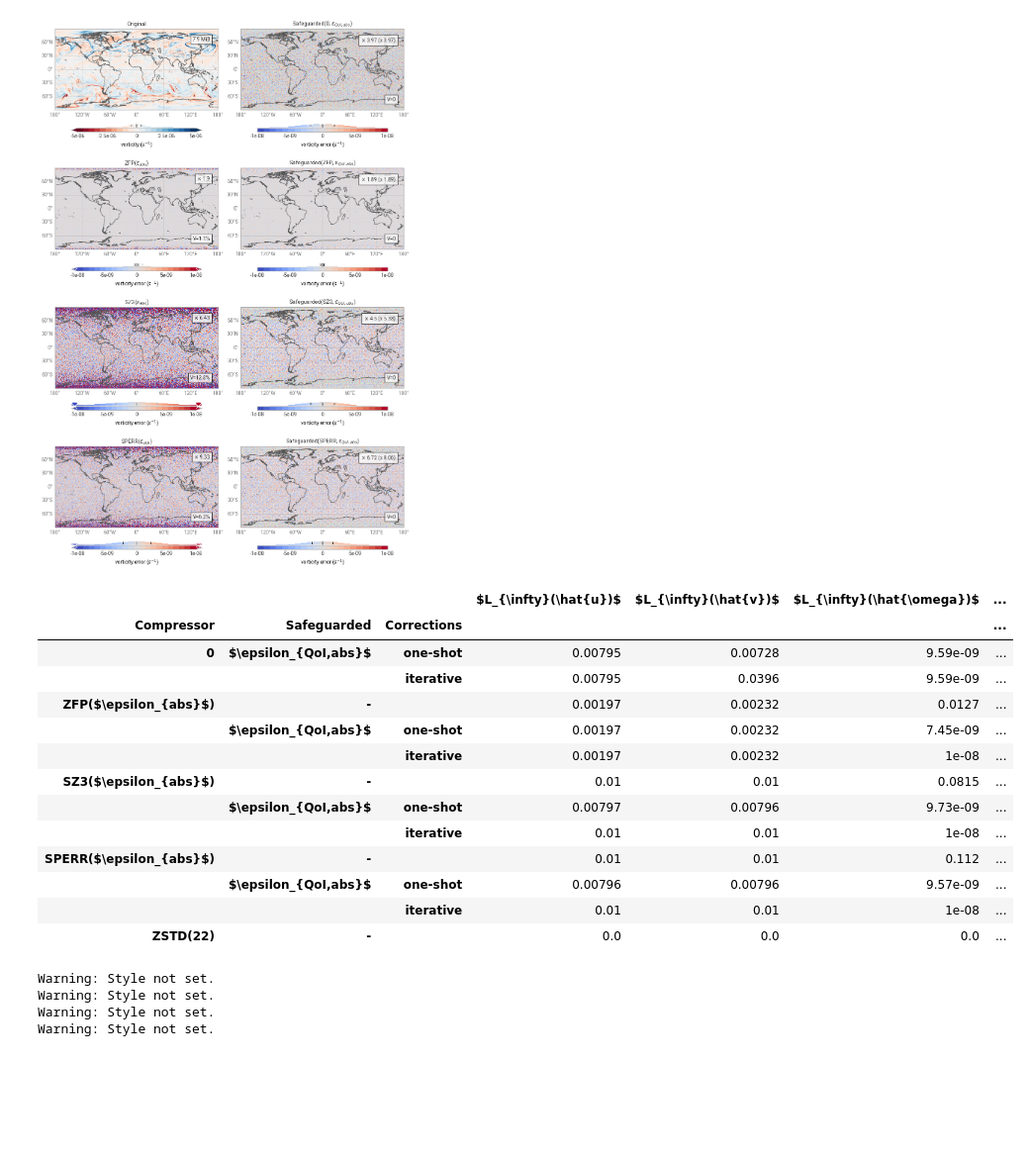
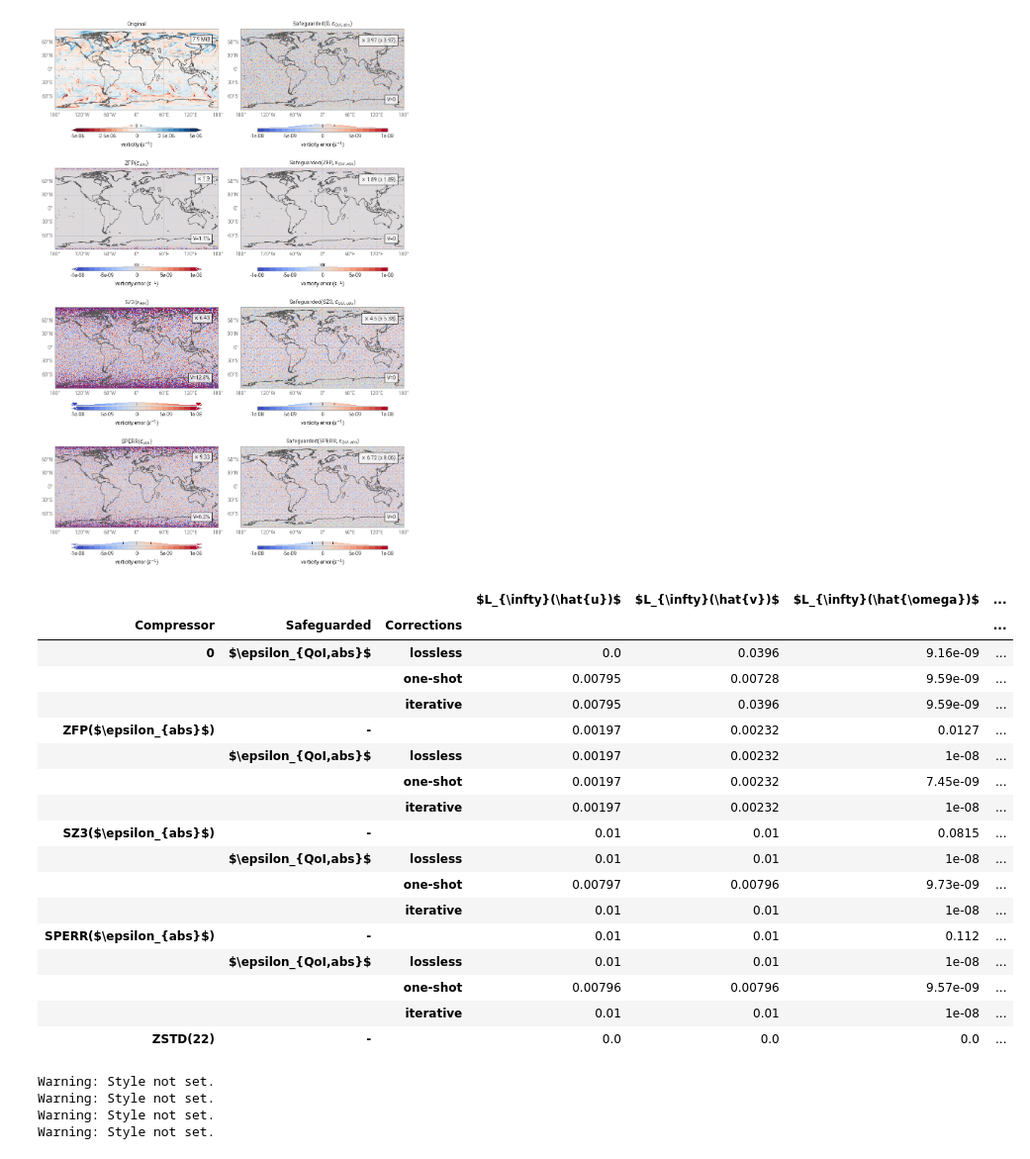
Before and after one commit to juntyr/compression-safeguards, a Jupyter notebook: examples/vorticity.ipynb, the cells around one changed output. Shown at 99% size. Cells and saved outputs as stored; diff of their text form; code cells hidden in the pictures; blank space fills up the shorter version.

Commit message:
Add lossless safeguards comparisons

```diff
--- a/examples/vorticity.ipynb
+++ b/examples/vorticity.ipynb
@@ -699,6 +729,13 @@ fig.save("vorticity.pdf")
 # %%
 vor_sg_table = pd.concat(
     [
+        table_vorticity(
+            ERA5_sg_lossless["zero"],
+            ERA5_sg_lossless_cr["zero"],
+            ["0", r"$\epsilon_{QoI,abs}$", "lossless"],
+            vor_eb_abs,
+            ERA5_zero,
+        ),
         table_vorticity(
             ERA5_sg["zero"],
             ERA5_sg_cr["zero"],
@@ -719,6 +756,13 @@ vor_sg_table = pd.concat(
             [r"ZFP($\epsilon_{abs}$)", "-", ""],
             vor_eb_abs,
             None,
+        ),
+        table_vorticity(
+            ERA5_sg_lossless["zfp.rs"],
+            ERA5_sg_lossless_cr["zfp.rs"],
+            [r"ZFP($\epsilon_{abs}$)", r"$\epsilon_{QoI,abs}$", "lossless"],
+            vor_eb_abs,
+            ERA5_zfp,
         ),
         table_vorticity(
             ERA5_sg["zfp.rs"],
@@ -742,6 +786,13 @@ vor_sg_table = pd.concat(
             None,
         ),
         table_vorticity(
+            ERA5_sg_lossless["sz3.rs"],
+            ERA5_sg_lossless_cr["sz3.rs"],
+            [r"SZ3($\epsilon_{abs}$)", r"$\epsilon_{QoI,abs}$", "lossless"],
+            vor_eb_abs,
+            ERA5_sz3,
+        ),
+        table_vorticity(
             ERA5_sg["sz3.rs"],
             ERA5_sg_cr["sz3.rs"],
             [r"SZ3($\epsilon_{abs}$)", r"$\epsilon_{QoI,abs}$", "one-shot"],
@@ -761,6 +812,13 @@ vor_sg_table = pd.concat(
             [r"SPERR($\epsilon_{abs}$)", "-", ""],
             vor_eb_abs,
             None,
+        ),
+        table_vorticity(
+            ERA5_sg_lossless["sperr.rs"],
+            ERA5_sg_lossless_cr["sperr.rs"],
+            [r"SPERR($\epsilon_{abs}$)", r"$\epsilon_{QoI,abs}$", "lossless"],
+            vor_eb_abs,
+            ERA5_sperr,
         ),
         table_vorticity(
             ERA5_sg["sperr.rs"],
@@ -769,43 +827,47 @@ vor_sg_table = pd.concat(
             vor_eb_abs,
             ERA5_sperr,
         ),
         table_vorticity(
             ERA5_sg_it["sperr.rs"],
             ERA5_sg_it_cr["sperr.rs"],
             [r"SPERR($\epsilon_{abs}$)", r"$\epsilon_{QoI,abs}$", "iterative"],
             vor_eb_abs,
             ERA5_sperr,
         ),
         table_vorticity(
             ERA5_zstd,
             ERA5_zstd_cr,
             ["ZSTD(22)", "-", ""],
             vor_eb_abs,
             None,
         ),
     ]
 ).set_index(["Compressor", "Safeguarded", "Corrections"])
 
 Path("vorticity.tex").write_text(
     vor_sg_table.to_latex(escape=False)
     .replace("%", r"\%")
     .replace("\\cline{1-10} \\cline{2-10}\n\\bottomrule", "\\bottomrule")
 )
 
 vor_sg_table
 # %% [output]
 |  |  |  | $L_{\infty}(\hat{u})$ | $L_{\infty}(\hat{v})$ | $L_{\infty}(\hat{\omega})$ | ... |
 | Compressor | Safeguarded | Corrections |  |  |  | ... |
-| 0 | $\epsilon_{QoI,abs}$ | one-shot | 0.00795 | 0.00728 | 9.59e-09 | ... |
+| 0 | $\epsilon_{QoI,abs}$ | lossless | 0.0 | 0.0396 | 9.16e-09 | ... |
+|  |  | one-shot | 0.00795 | 0.00728 | 9.59e-09 | ... |
 |  |  | iterative | 0.00795 | 0.0396 | 9.59e-09 | ... |
 | ZFP($\epsilon_{abs}$) | - |  | 0.00197 | 0.00232 | 0.0127 | ... |
-|  | $\epsilon_{QoI,abs}$ | one-shot | 0.00197 | 0.00232 | 7.45e-09 | ... |
+|  | $\epsilon_{QoI,abs}$ | lossless | 0.00197 | 0.00232 | 1e-08 | ... |
+|  |  | one-shot | 0.00197 | 0.00232 | 7.45e-09 | ... |
 |  |  | iterative | 0.00197 | 0.00232 | 1e-08 | ... |
 | SZ3($\epsilon_{abs}$) | - |  | 0.01 | 0.01 | 0.0815 | ... |
-|  | $\epsilon_{QoI,abs}$ | one-shot | 0.00797 | 0.00796 | 9.73e-09 | ... |
+|  | $\epsilon_{QoI,abs}$ | lossless | 0.01 | 0.01 | 1e-08 | ... |
+|  |  | one-shot | 0.00797 | 0.00796 | 9.73e-09 | ... |
 |  |  | iterative | 0.01 | 0.01 | 1e-08 | ... |
 | SPERR($\epsilon_{abs}$) | - |  | 0.01 | 0.01 | 0.112 | ... |
-|  | $\epsilon_{QoI,abs}$ | one-shot | 0.00796 | 0.00796 | 9.57e-09 | ... |
+|  | $\epsilon_{QoI,abs}$ | lossless | 0.01 | 0.01 | 1e-08 | ... |
+|  |  | one-shot | 0.00796 | 0.00796 | 9.57e-09 | ... |
 |  |  | iterative | 0.01 | 0.01 | 1e-08 | ... |
 | ZSTD(22) | - |  | 0.0 | 0.0 | 0.0 | ... |
 # %%
```
Also changed, not shown: parts of 1 cell of this notebook, 5 other files.
